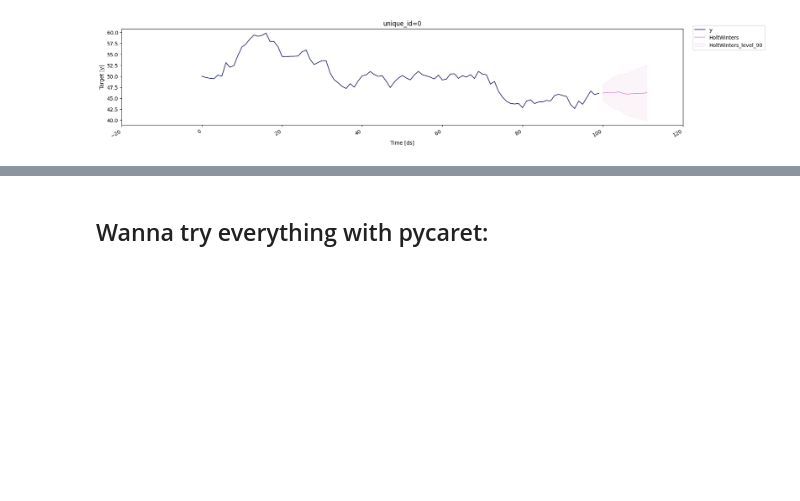
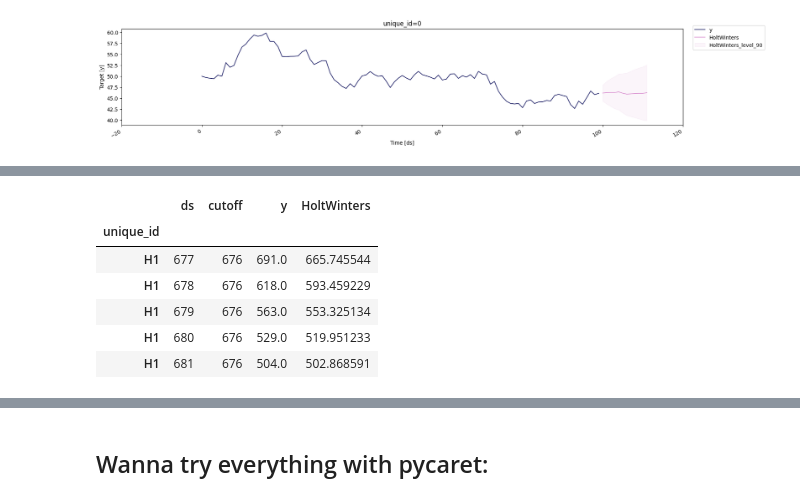
Before and after one commit to edoardoCame/PythonMiniTutorials, a Jupyter notebook: time series models/exponential smoothing method.ipynb, the cells around one changed output, grey strips where cells are left out. Saved outputs shown, nothing was run; the diff lists cells and outputs as text; code cells hidden in the pictures; blank space fills up the shorter version.

Commit message:
updated crossvalidation section

```diff
--- a/time series models/exponential smoothing method.ipynb
+++ b/time series models/exponential smoothing method.ipynb
@@ -146,0 +172,11 @@ sf.plot(df, forecast_df, level=[90]) #plot the forecast with the 90% confidence
+# %%
+from statsforecast.models import HoltWinters
+
+models = [HoltWinters(season_length = 24)]
+
+sf = StatsForecast(
+    df = df,
+    models = models,
+    freq = 1, #the frequency of the data is 1 hour
+    n_jobs = -1
+)
@@ -146,0 +185,17 @@ sf.plot(df, forecast_df, level=[90]) #plot the forecast with the 90% confidence
+# %%
+crossvalidation_df = sf.cross_validation(
+    df = df,
+    h = 24,
+    step_size = 24,
+    n_windows = 3
+  )
+
+crossvalidation_df.head()
+# %% [output]
+|  | ds | cutoff | y | HoltWinters |
+| unique_id |  |  |  |  |
+| H1 | 677 | 676 | 691.0 | 665.745544 |
+| H1 | 678 | 676 | 618.0 | 593.459229 |
+| H1 | 679 | 676 | 563.0 | 553.325134 |
+| H1 | 680 | 676 | 529.0 | 519.951233 |
+| H1 | 681 | 676 | 504.0 | 502.868591 |
```
Also changed, not shown: parts of 10 cells of this notebook.
